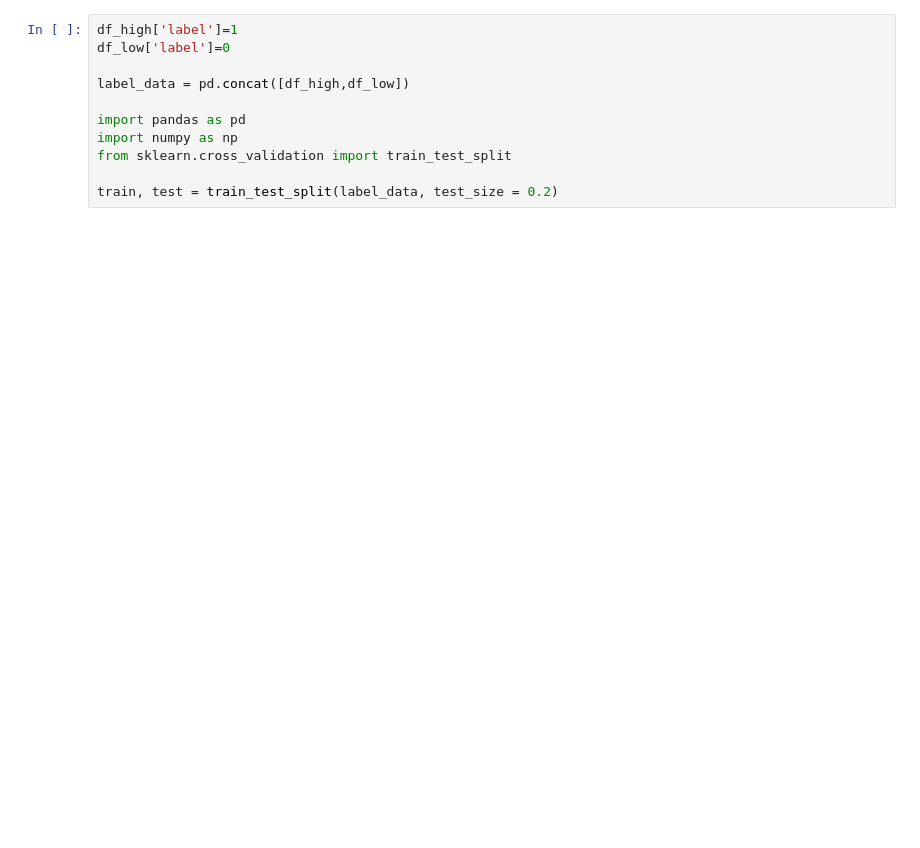
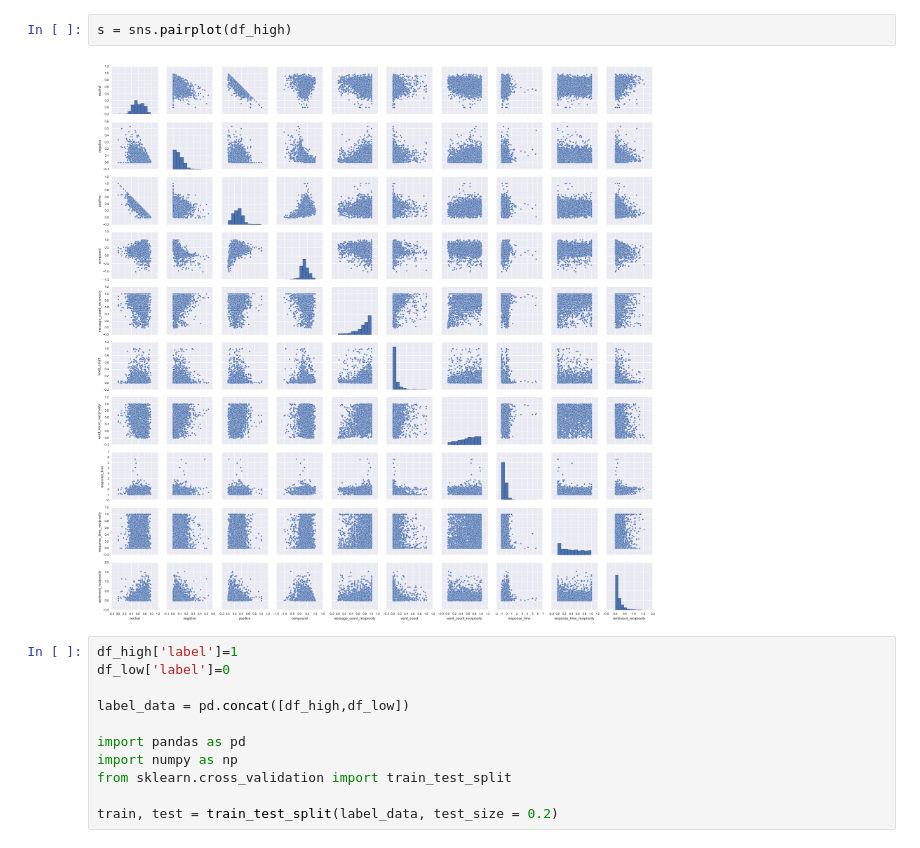
Before and after one commit to crangelsmith/Shryne_project, a Jupyter notebook: notebooks/Train_a_Logistic_Regresion.ipynb, the cells around one changed output. Saved outputs shown, nothing was run; the diff lists cells and outputs as text; blank space fills up the shorter version.

```diff
--- a/notebooks/Train_a_Logistic_Regresion.ipynb
+++ b/notebooks/Train_a_Logistic_Regresion.ipynb
@@ -26,3 +43,7 @@ df_low = df_low[["message_count","compound","word_count","message_count_reciproc
+# %%
+s = sns.pairplot(df_high)
+# %% [output]
+[figure, added]
 # %%
 df_high['label']=1
 df_low['label']=0
```
Also changed, not shown: parts of 12 cells of this notebook, 2 other files.
